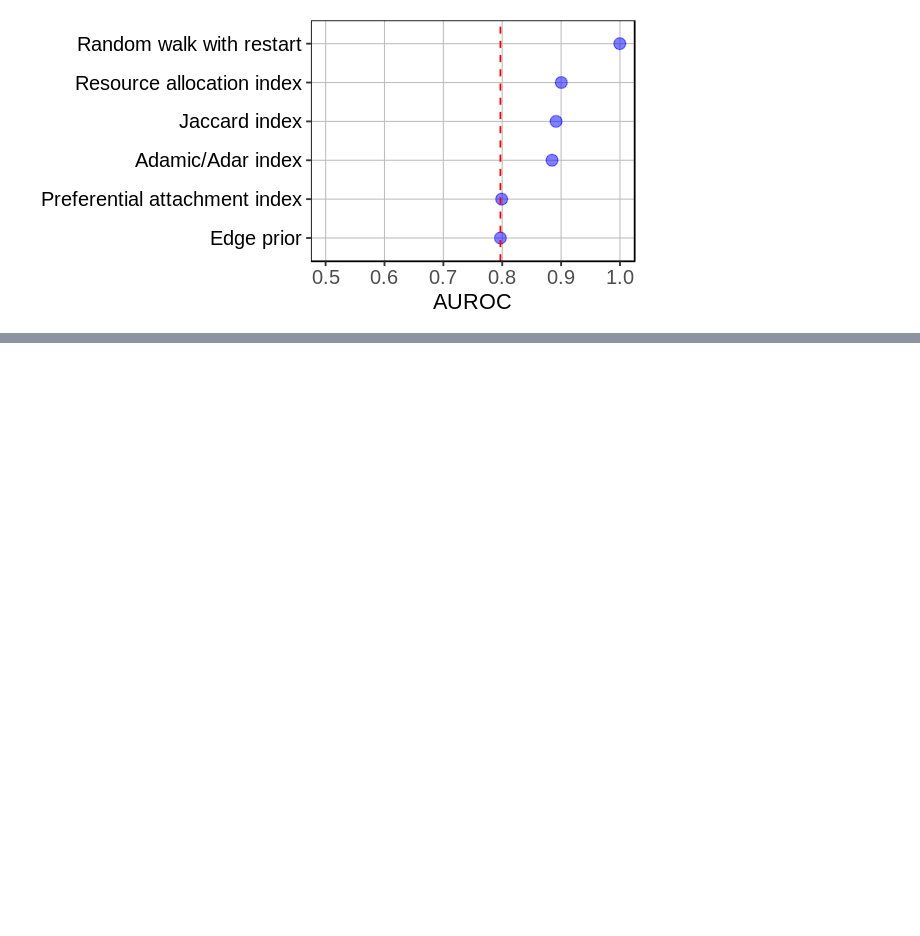
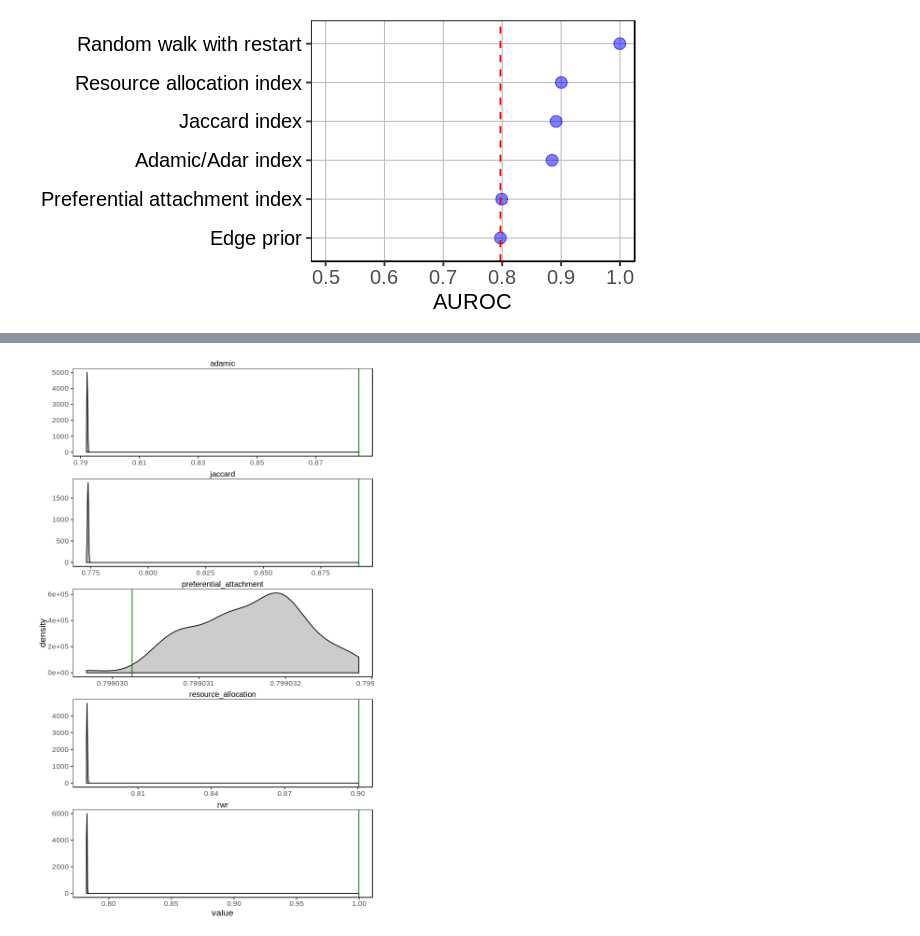
Before and after one commit to greenelab/xswap-analysis, a Jupyter notebook: nb/feature-degree/2.plot_combined.ipynb, the cells around one changed output, grey strips where cells are left out. Cells and saved outputs as stored; diff of their text form; code cells hidden in the pictures; blank space fills up the shorter version.

```diff
--- a/nb/feature-degree/2.plot_combined.ipynb
+++ b/nb/feature-degree/2.plot_combined.ipynb
@@ -221,0 +264,15 @@ auroc_dotplot
+# %%
+options(repr.plot.width=6, repr.plot.height=10)
+
+permuted_auroc_df %>%
+gather('feature', 'value') %>%
+ggplot(aes(x = value)) +
+facet_wrap(vars(feature), scales = 'free', ncol = 1) +
+# geom_histogram(bins = 200) +
+geom_density(fill = 'grey80') +
+# geom_density() +
+geom_vline(data = unperm_auroc_df %>% filter(feature != 'edge_prior'), aes(xintercept = value),
+           color = 'darkgreen') +
+theme_zietzm()
+# %% [output]
+[figure, added]
```
Also changed, not shown: parts of 2 cells of this notebook, 1 other file.
